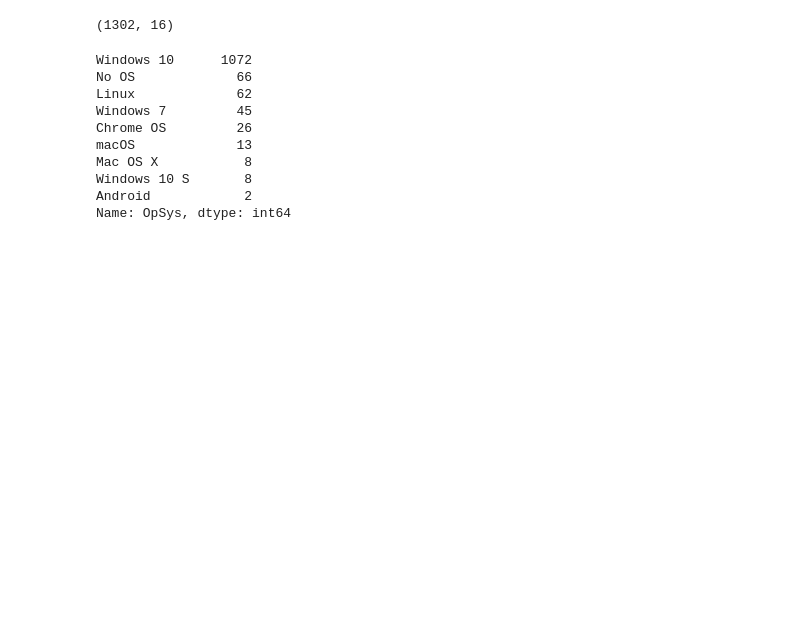
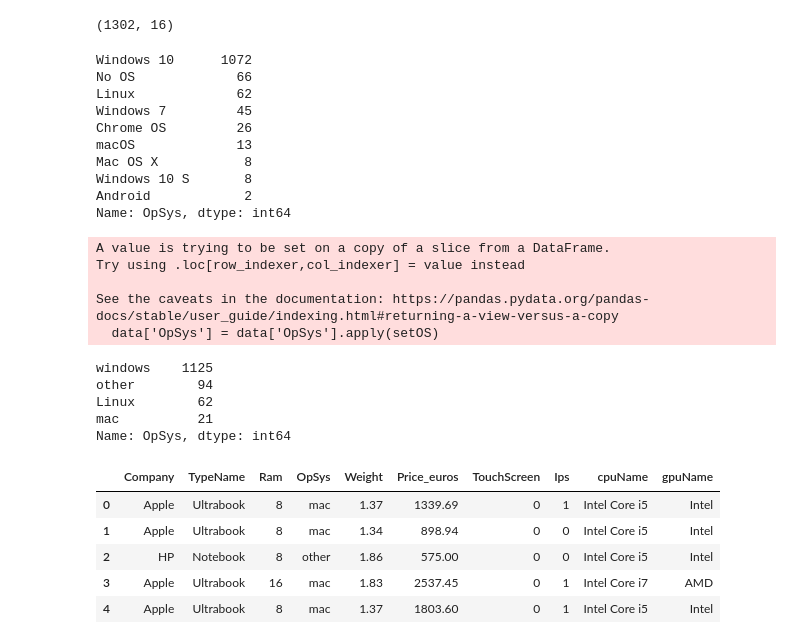
Before and after one commit to Samitha10/Laptop-Price-Prediction, a Jupyter notebook: model_build.ipynb, the cells around one changed output. Drawn from its saved outputs; the diff is of its cells as text; code cells hidden in the pictures; blank space fills up the shorter version.

```diff
--- a/model_build.ipynb
+++ b/model_build.ipynb
@@ -346,8 +346,39 @@ Android            2
 Name: OpSys, dtype: int64
 # %%
 def setOS(input):
-  if input == 'Windows 10' or input=='Windows 7' or input=='Windows 10 S':
+  if input == 'Windows 10' or input == 'Windows 7' or input == 'Windows 10 S':
     return 'windows'
-  elif input=='Mac OS X' or input=='macOS':
+  elif input == 'Mac OS X' or input == 'macOS':
     return 'mac'
-  elif
+  elif input == 'Linux':
+    return 'Linux'
+  else:
+    return 'other'
+# %%
+data['OpSys'] = data['OpSys'].apply(setOS)
+# %% [output]
+A value is trying to be set on a copy of a slice from a DataFrame.
+Try using .loc[row_indexer,col_indexer] = value instead
+
+See the caveats in the documentation: https://pandas.pydata.org/pandas-docs/stable/user_guide/indexing.html#returning-a-view-versus-a-copy
+  data['OpSys'] = data['OpSys'].apply(setOS)
+# %%
+data['OpSys'].value_counts()
+# %% [output]
+windows    1125
+other        94
+Linux        62
+mac          21
+Name: OpSys, dtype: int64
+# %%
+# prompt: delete those columns laptop_ID Inches Product Screenresolution Cpu Gpu
+
+data = data.drop(['laptop_ID', 'Inches', 'Product', 'ScreenResolution', 'Cpu', 'Gpu'], axis=1)
+data.head()
+# %% [output]
+|  | Company | TypeName | Ram | OpSys | Weight | Price_euros | TouchScreen | Ips | cpuName | gpuName |
+| 0 | Apple | Ultrabook | 8 | mac | 1.37 | 1339.69 | 0 | 1 | Intel Core i5 | Intel |
+| 1 | Apple | Ultrabook | 8 | mac | 1.34 | 898.94 | 0 | 0 | Intel Core i5 | Intel |
+| 2 | HP | Notebook | 8 | other | 1.86 | 575.00 | 0 | 0 | Intel Core i5 | Intel |
+| 3 | Apple | Ultrabook | 16 | mac | 1.83 | 2537.45 | 0 | 1 | Intel Core i7 | AMD |
+| 4 | Apple | Ultrabook | 8 | mac | 1.37 | 1803.60 | 0 | 1 | Intel Core i5 | Intel |
```
